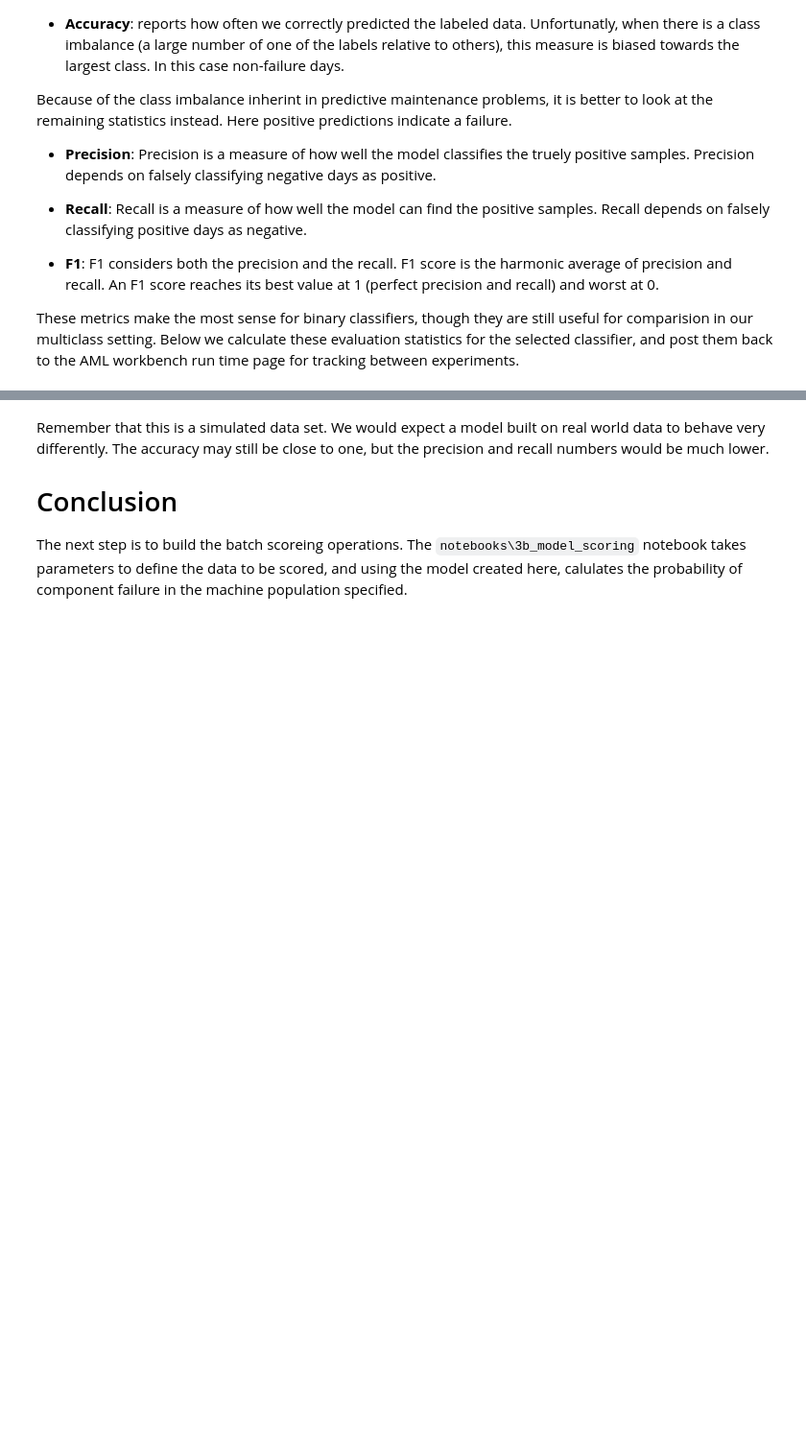
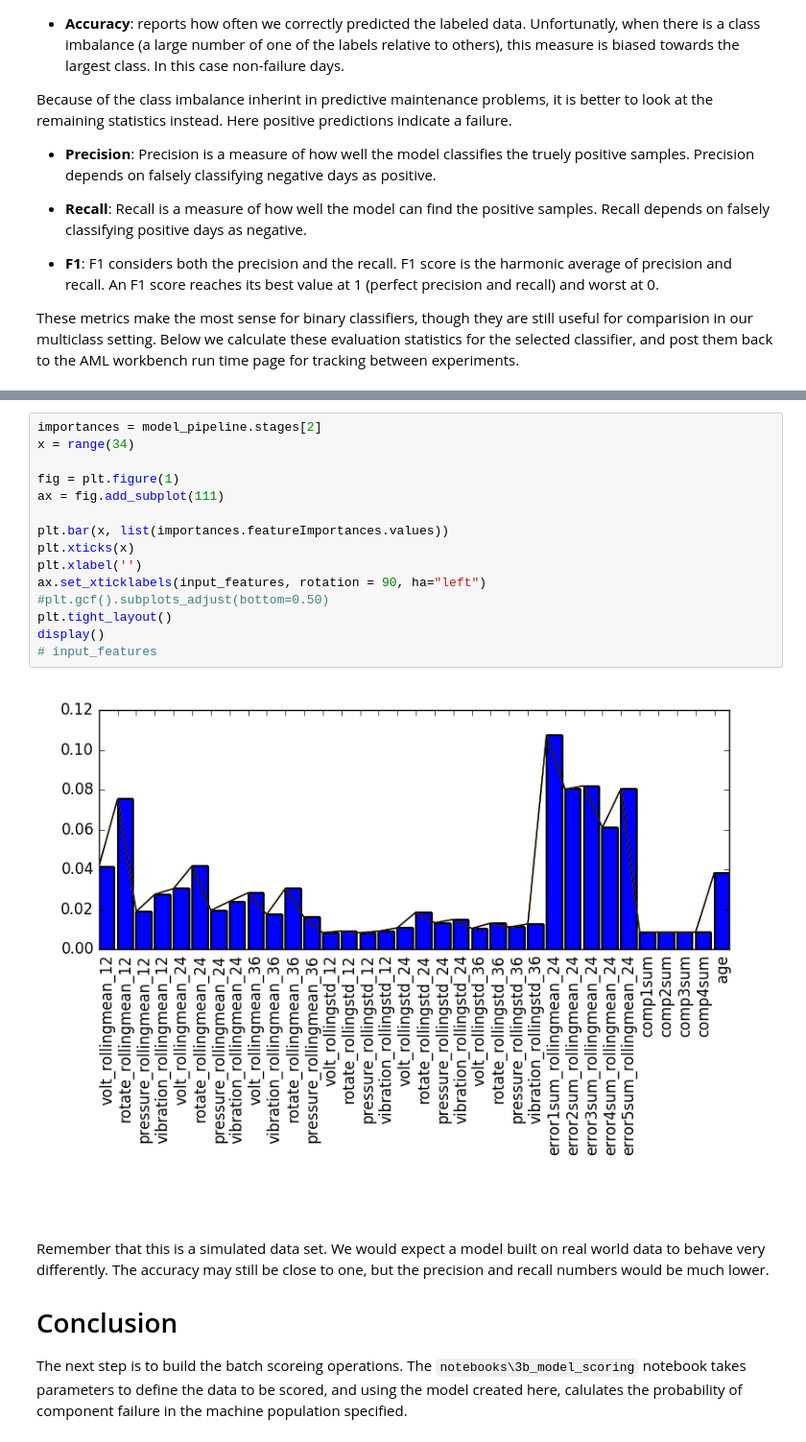
Before and after one commit to Azure/BatchSparkScoringPredictiveMaintenance, a Jupyter notebook: notebooks/2b_model_testing.ipynb, the cells around one changed output, grey strips where cells are left out. Shown: that part at 96% size. Cells and saved outputs as stored; diff of their text form; blank space fills up the shorter version.

Commit message:
Update 2b_model_testing.ipynb
Add a feature importance graph. HT Markus

```diff
--- a/notebooks/2b_model_testing.ipynb
+++ b/notebooks/2b_model_testing.ipynb
@@ -185,3 +184,20 @@ importances
+# %%
+importances = model_pipeline.stages[2]
+x = range(34)
+
+fig = plt.figure(1)
+ax = fig.add_subplot(111)
+
+plt.bar(x, list(importances.featureImportances.values))
+plt.xticks(x)
+plt.xlabel('')
+ax.set_xticklabels(input_features, rotation = 90, ha="left")
+#plt.gcf().subplots_adjust(bottom=0.50)
+plt.tight_layout()
+display()
+# input_features
+# %% [output]
+[figure, added]
 # %% [markdown]
 Remember that this is a simulated data set. We would expect a model built on real world data to behave very differently. The accuracy may still be close to one, but the precision and recall numbers would be much lower.
 
```
Also changed, not shown: parts of 2 cells of this notebook.
